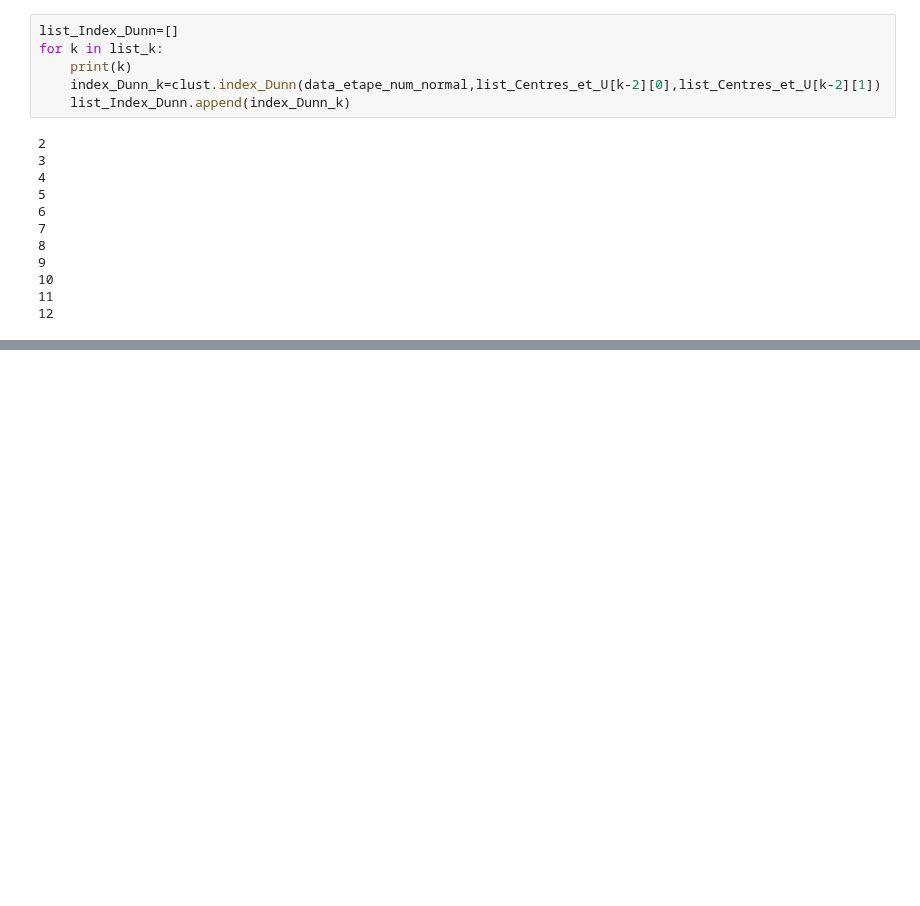
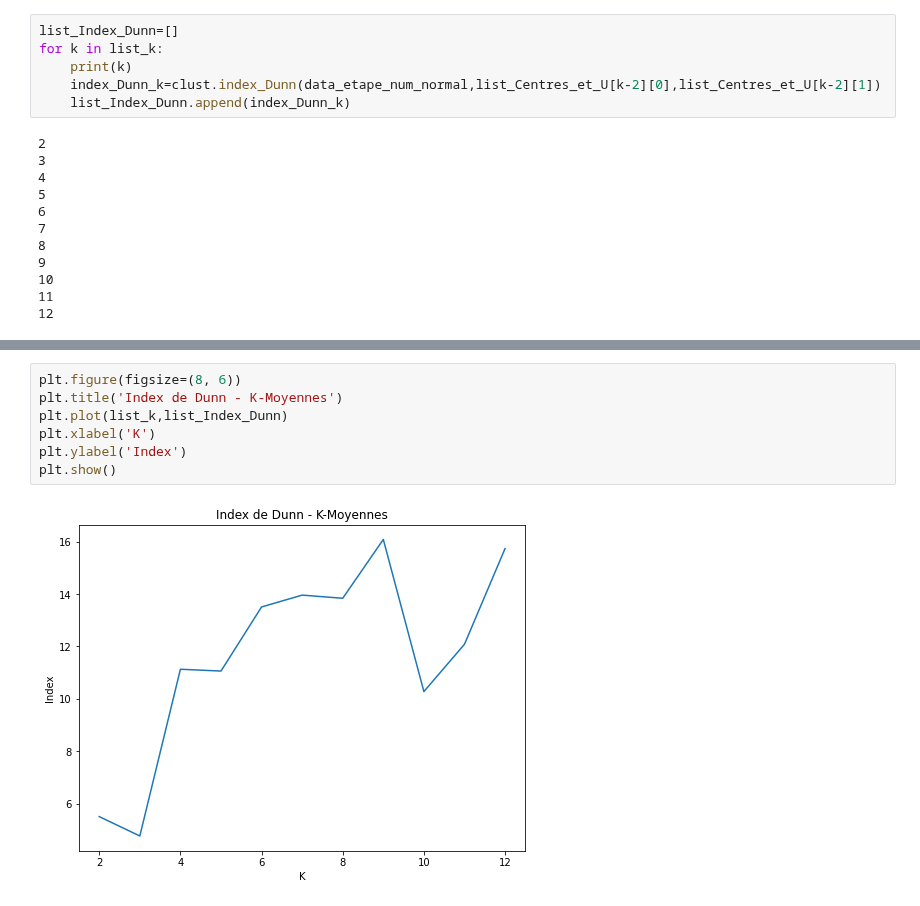
Before and after one commit to baris221/LU3IN026_TME, a Jupyter notebook: projet-2/projet-2.ipynb, the cells around one changed output, grey strips where cells are left out. Drawn from its saved outputs; the diff is of its cells as text; blank space fills up the shorter version.

```diff
--- a/projet-2/projet-2.ipynb
+++ b/projet-2/projet-2.ipynb
@@ -362,0 +386,9 @@ k_optimal
+# %%
+plt.figure(figsize=(8, 6))
+plt.title('Index de Dunn - K-Moyennes')
+plt.plot(list_k,list_Index_Dunn)
+plt.xlabel('K')
+plt.ylabel('Index')
+plt.show()
+# %% [output]
+[figure, added]
```
Also changed, not shown: parts of 3 cells of this notebook.
